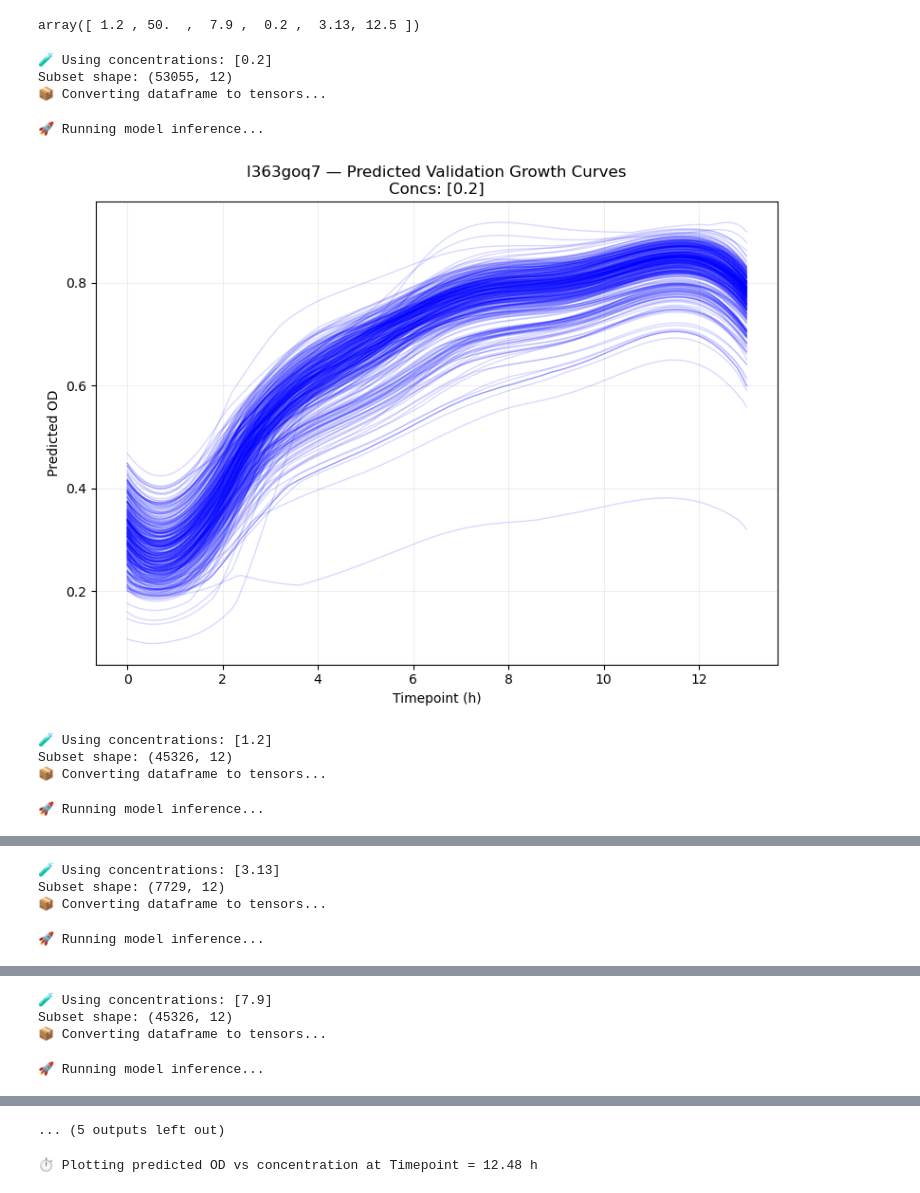
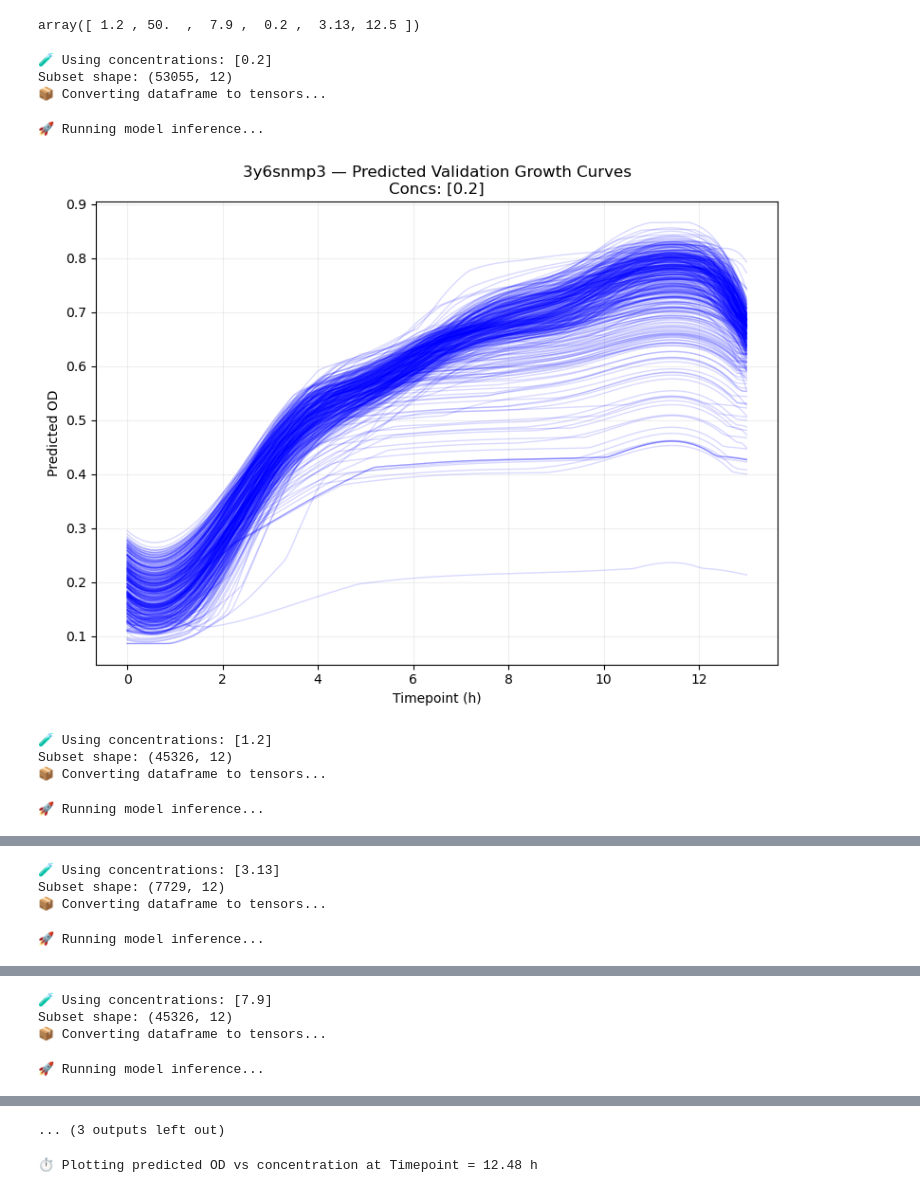
Before and after one commit to ethankreuzer/GrowthNet, a Jupyter notebook: sweeps/evaluate_model.ipynb, the cells around one changed output, grey strips where cells are left out. Saved outputs shown, nothing was run; the diff lists cells and outputs as text; code cells hidden in the pictures.

```diff
--- a/sweeps/evaluate_model.ipynb
+++ b/sweeps/evaluate_model.ipynb
@@ -110,7 +110,8 @@ def custom_collate(batch):
 # %% [markdown]
 # Load model and test set
 # %%
-run_id = "jvtshvvl"   # replace with your run ID
+#run_id = "mlshsq8w"   # good run
+run_id= "3y6snmp3"
 save_dir = Path(f"/home/ethan2/GrowthCurve/models/final_sweep/checkpoints/{run_id}")
 # Load hyperparameters
 with open(save_dir / "hparams.json") as f:
@@ -909,7 +910,7 @@ def plot_model_scatter_from_df(
         plt.show()
 # %%
 
-for c in [1.2,7.9]:
+for c in [0.2,0.781,3.13,1.2,7.9,12.5,50]:
     plot_model_scatter_from_df(
         df_val=df_val,
         model=model,
@@ -922,6 +923,6 @@ for c in [1.2,7.9]:
         concentrations=[c],
         timepoints=None,
         threshold=0.5,
-        save=True
+        save=False
     )
 # %% [output]
@@ -1047,27 +1053,27 @@ df_val_dense['Concentration'].unique()
 # %% [output]
 array([ 1.2 , 50.  ,  7.9 ,  0.2 ,  3.13, 12.5 ])
 # %%
-for c in [0.2,1.2,3.13,7.9,12.5,50]:
+for c in [0.2,1.2,3.13,7.9,12.5]:
     plot_all_predicted_growth_curves_dense_df(
         df_dense=df_val_dense,
         model=model,
         run_id=run_id,
         ExplicitDataset=ExplicitDataset,
         custom_collate=custom_collate,
         batch_to_tensor=batch_to_tensor,
         num_fourier=3,
         device="cuda",
         concentrations=[c],   # e.g. plot only 1.2 µM
         linewidth=1.0,
         alpha=0.15,
         save=False
     )
 # %% [output]
 🧪 Using concentrations: [0.2]
 Subset shape: (53055, 12)
 📦 Converting dataframe to tensors...
 🚀 Running model inference...
-[figure, old version]
+[figure, new version]
 🧪 Using concentrations: [1.2]
 Subset shape: (45326, 12)
 📦 Converting dataframe to tensors...
@@ -1086,4 +1092,4 @@ Subset shape: (45326, 12)
-... (5 outputs left out)
+... (3 outputs left out)
 # %%
 import os
 import numpy as np
```
Also changed, not shown: parts of 4 cells of this notebook, 1 other file.
